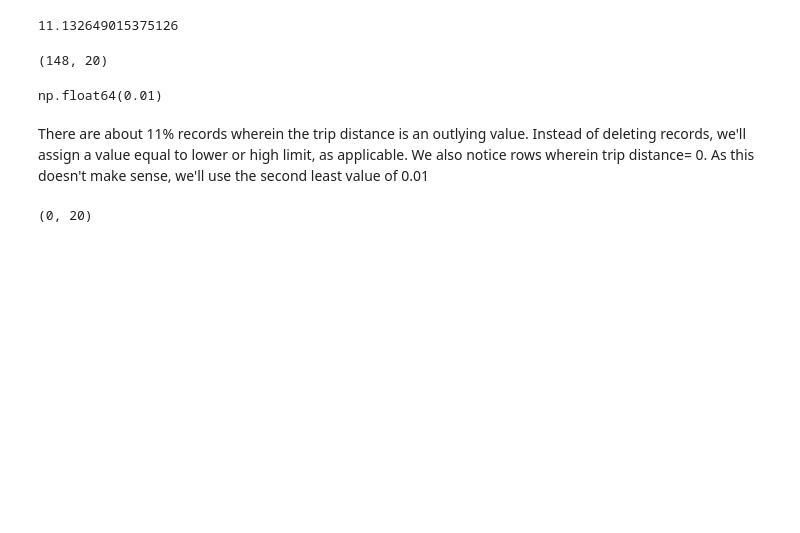
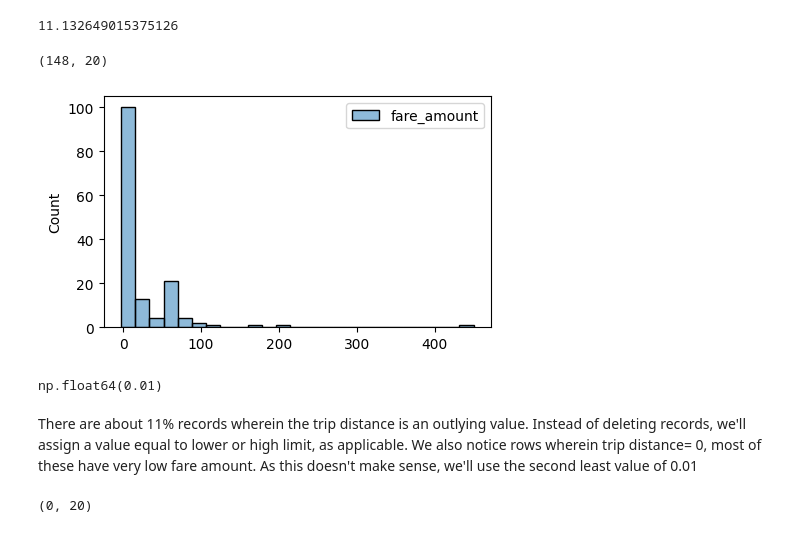
Before and after one commit to traha-89/Portafoglio, a Jupyter notebook: NYC Taxi Fare Prediction/NYC_MLRprediction.ipynb, the cells around one changed output. Saved outputs shown, nothing was run; the diff lists cells and outputs as text; code cells hidden in the pictures; blank space fills up the shorter version.

```diff
--- a/NYC Taxi Fare Prediction/NYC_MLRprediction.ipynb
+++ b/NYC Taxi Fare Prediction/NYC_MLRprediction.ipynb
@@ -267,6 +271,12 @@ df_edit[mask_tripdist].shape[0]/df_edit.shape[0] * 100
 df_edit[df_edit['trip_distance'] == 0].shape
 # %% [output]
 (148, 20)
+# %%
+plt.figure(figsize= (5,3))
+sns.histplot(df_original[df_original['trip_distance'] == 0][['fare_amount']])
+plt.show()
+# %% [output]
+[figure, added]
 # %%
 # Second least value for trip distance
 tripdist_min= np.sort(df_edit['trip_distance'].unique())[1]
@@ -275,7 +285,7 @@ tripdist_min
 np.float64(0.01)
 # %% [markdown]
 There are about 11% records wherein the trip distance is an outlying value. Instead of deleting records, we'll assign a value equal to lower or high limit, as applicable.
-We also notice rows wherein trip distance= 0. As this doesn't make sense, we'll use the second least value of 0.01
+We also notice rows wherein trip distance= 0, most of these have very low fare amount. As this doesn't make sense, we'll use the second least value of 0.01
 # %%
 # Impute second minimum value for trip distance 0
 df_edit['trip_distance'] = np.where(df_edit['trip_distance'] == 0, tripdist_min, df_edit['trip_distance'])
```
Also changed, not shown: parts of 39 cells of this notebook.
